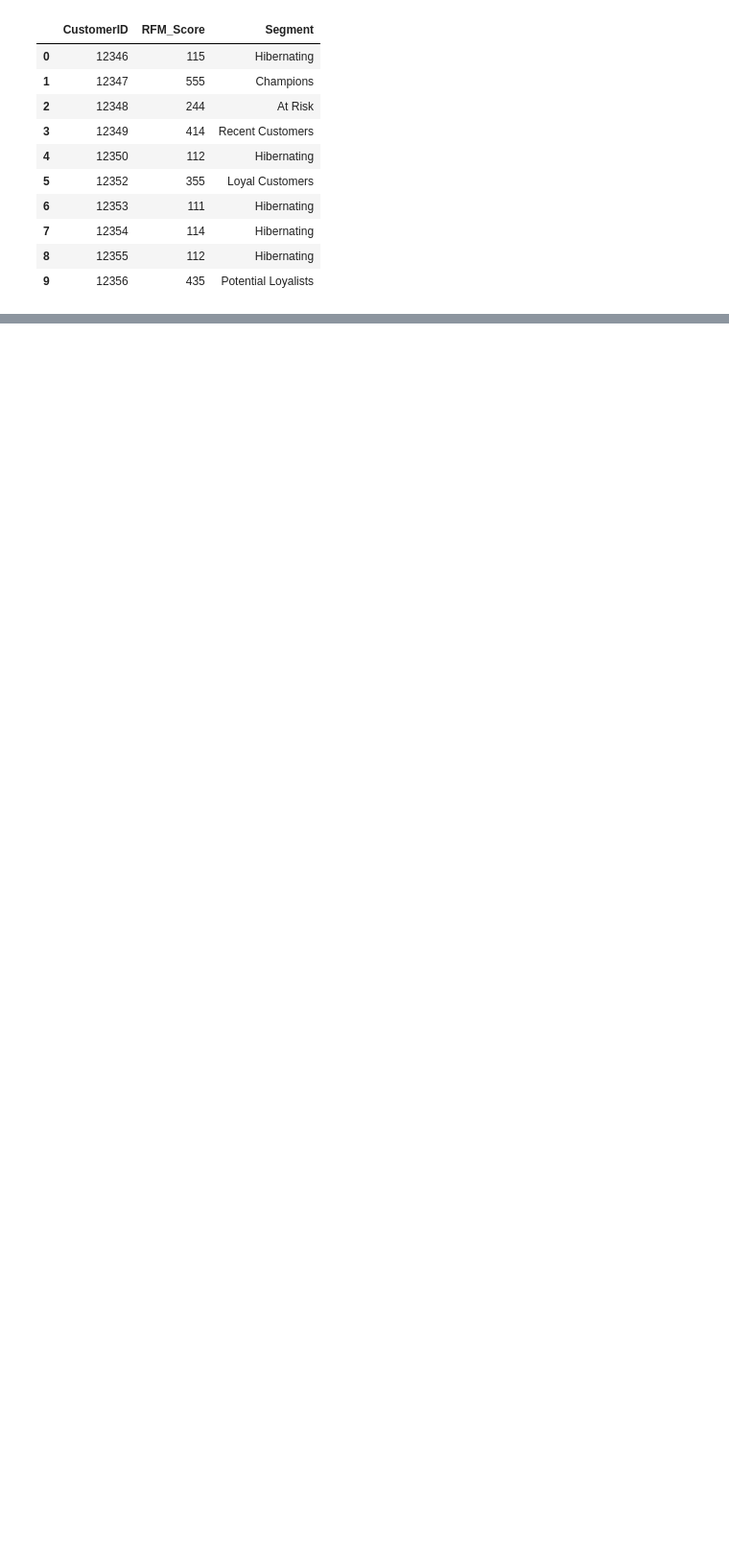
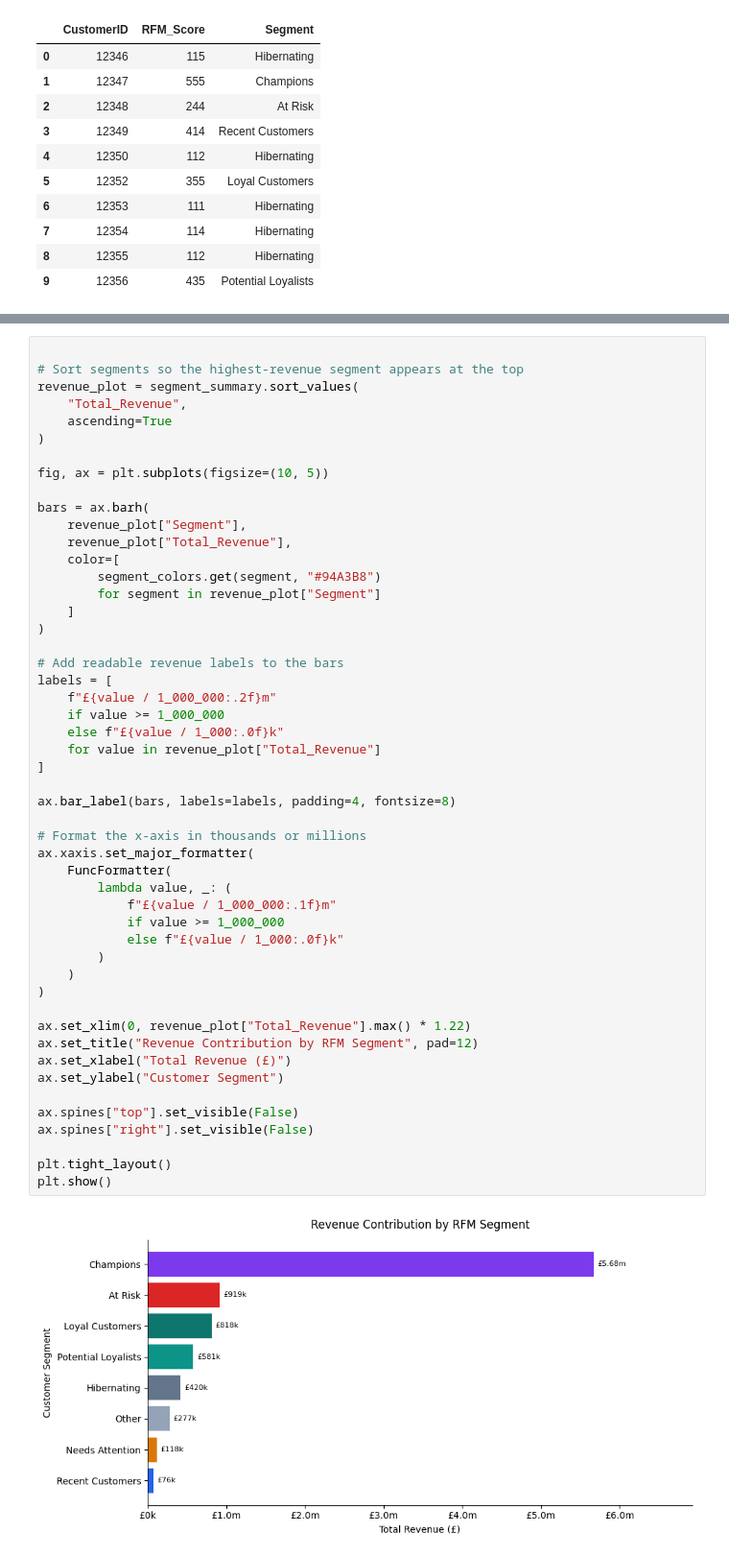
Before and after one commit to sahelsepehri/data-analysis-portfolio, a Jupyter notebook: ecommerce-sales-analysis/notebooks/E-commerce Sales Performance Analysis.ipynb, the cells around one changed output, grey strips where cells are left out. Shown at 96% size. Cells and saved outputs as stored; diff of their text form; blank space fills up the shorter version.

```diff
--- a/ecommerce-sales-analysis/notebooks/E-commerce Sales Performance Analysis.ipynb
+++ b/ecommerce-sales-analysis/notebooks/E-commerce Sales Performance Analysis.ipynb
@@ -1106,0 +1145,52 @@ These outputs can be reused in SQL analysis and Power BI without repeating the e
+# %%
+
+# Sort segments so the highest-revenue segment appears at the top
+revenue_plot = segment_summary.sort_values(
+    "Total_Revenue",
+    ascending=True
+)
+
+fig, ax = plt.subplots(figsize=(10, 5))
+
+bars = ax.barh(
+    revenue_plot["Segment"],
+    revenue_plot["Total_Revenue"],
+    color=[
+        segment_colors.get(segment, "#94A3B8")
+        for segment in revenue_plot["Segment"]
+    ]
+)
+
+# Add readable revenue labels to the bars
+labels = [
+    f"£{value / 1_000_000:.2f}m"
+    if value >= 1_000_000
+    else f"£{value / 1_000:.0f}k"
+    for value in revenue_plot["Total_Revenue"]
+]
+
+ax.bar_label(bars, labels=labels, padding=4, fontsize=8)
+
+# Format the x-axis in thousands or millions
+ax.xaxis.set_major_formatter(
+    FuncFormatter(
+        lambda value, _: (
+            f"£{value / 1_000_000:.1f}m"
+            if value >= 1_000_000
+            else f"£{value / 1_000:.0f}k"
+        )
+    )
+)
+
+ax.set_xlim(0, revenue_plot["Total_Revenue"].max() * 1.22)
+ax.set_title("Revenue Contribution by RFM Segment", pad=12)
+ax.set_xlabel("Total Revenue (£)")
+ax.set_ylabel("Customer Segment")
+
+ax.spines["top"].set_visible(False)
+ax.spines["right"].set_visible(False)
+
+plt.tight_layout()
+plt.show()
+# %% [output]
+[figure, added]
```
Also changed, not shown: parts of 27 cells of this notebook.
